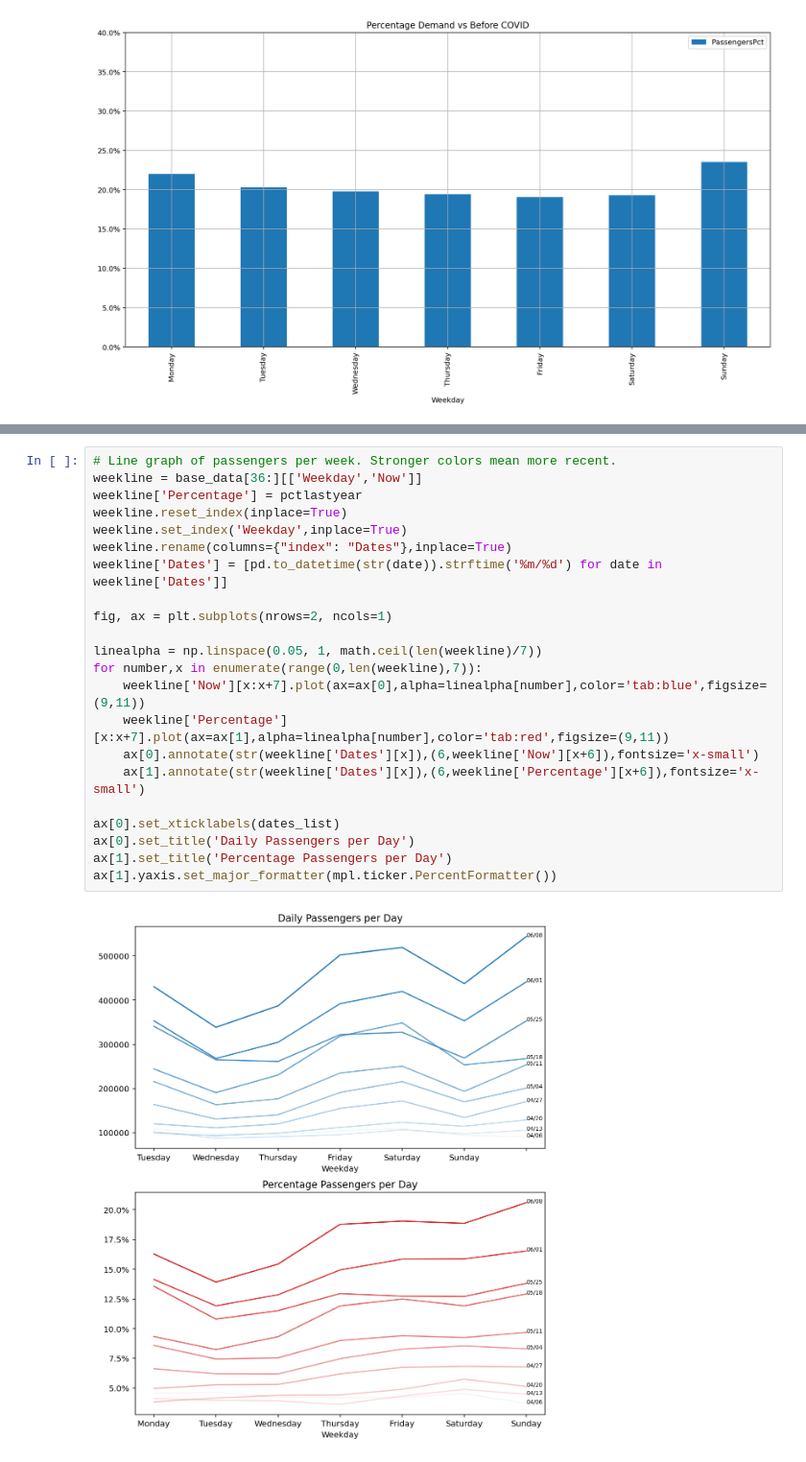
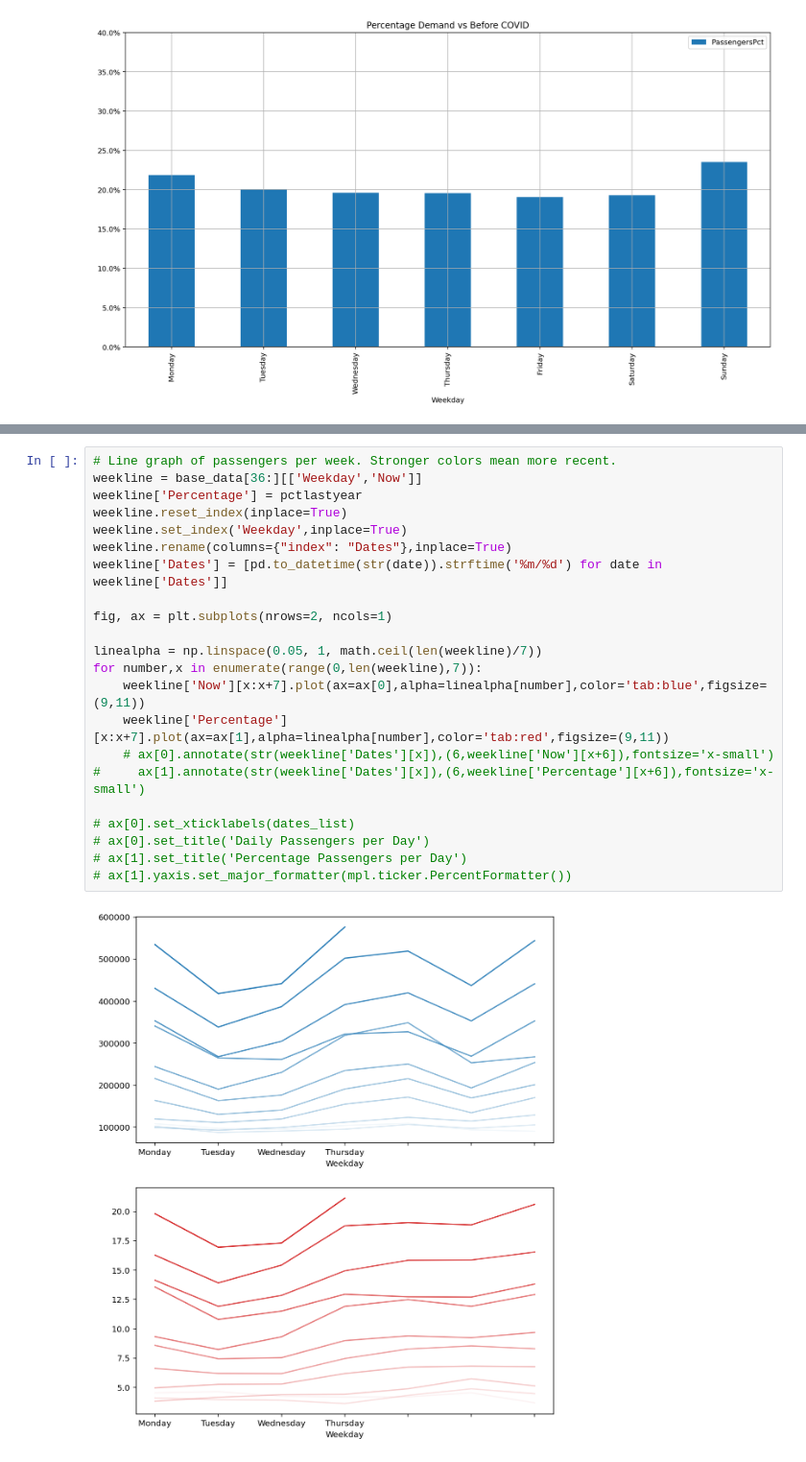
Before and after one commit to rvillacis/TSAData, a Jupyter notebook: TSAdata/TSADataJupyter.ipynb, the cells around one changed output, grey strips where cells are left out. Shown at 96% size. Cells and saved outputs as stored; diff of their text form.

```diff
--- a/TSAdata/TSADataJupyter.ipynb
+++ b/TSAdata/TSADataJupyter.ipynb
@@ -182,24 +182,24 @@ distributionplot.axhline(1, color='lightgray')
 # %%
 # Line graph of passengers per week. Stronger colors mean more recent.
 weekline = base_data[36:][['Weekday','Now']]
 weekline['Percentage'] = pctlastyear
 weekline.reset_index(inplace=True)
 weekline.set_index('Weekday',inplace=True)
 weekline.rename(columns={"index": "Dates"},inplace=True)
 weekline['Dates'] = [pd.to_datetime(str(date)).strftime('%m/%d') for date in weekline['Dates']]
 
 fig, ax = plt.subplots(nrows=2, ncols=1)
 
 linealpha = np.linspace(0.05, 1, math.ceil(len(weekline)/7))
 for number,x in enumerate(range(0,len(weekline),7)):
     weekline['Now'][x:x+7].plot(ax=ax[0],alpha=linealpha[number],color='tab:blue',figsize=(9,11))
     weekline['Percentage'][x:x+7].plot(ax=ax[1],alpha=linealpha[number],color='tab:red',figsize=(9,11))
-    ax[0].annotate(str(weekline['Dates'][x]),(6,weekline['Now'][x+6]),fontsize='x-small')
-    ax[1].annotate(str(weekline['Dates'][x]),(6,weekline['Percentage'][x+6]),fontsize='x-small')
+    # ax[0].annotate(str(weekline['Dates'][x]),(6,weekline['Now'][x+6]),fontsize='x-small')
+#     ax[1].annotate(str(weekline['Dates'][x]),(6,weekline['Percentage'][x+6]),fontsize='x-small')
 
-ax[0].set_xticklabels(dates_list)
-ax[0].set_title('Daily Passengers per Day')
-ax[1].set_title('Percentage Passengers per Day')
-ax[1].yaxis.set_major_formatter(mpl.ticker.PercentFormatter())
+# ax[0].set_xticklabels(dates_list)
+# ax[0].set_title('Daily Passengers per Day')
+# ax[1].set_title('Percentage Passengers per Day')
+# ax[1].yaxis.set_major_formatter(mpl.ticker.PercentFormatter())
 # %% [output]
-[figure, old version]
+[figure, new version]
```
Also changed, not shown: parts of 5 cells of this notebook, 2 other files.
